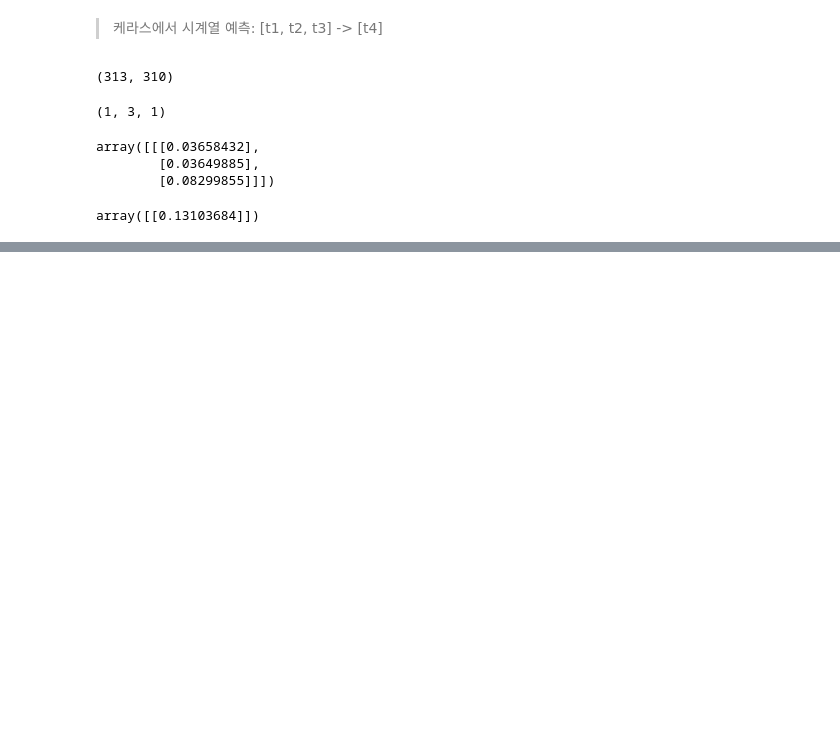
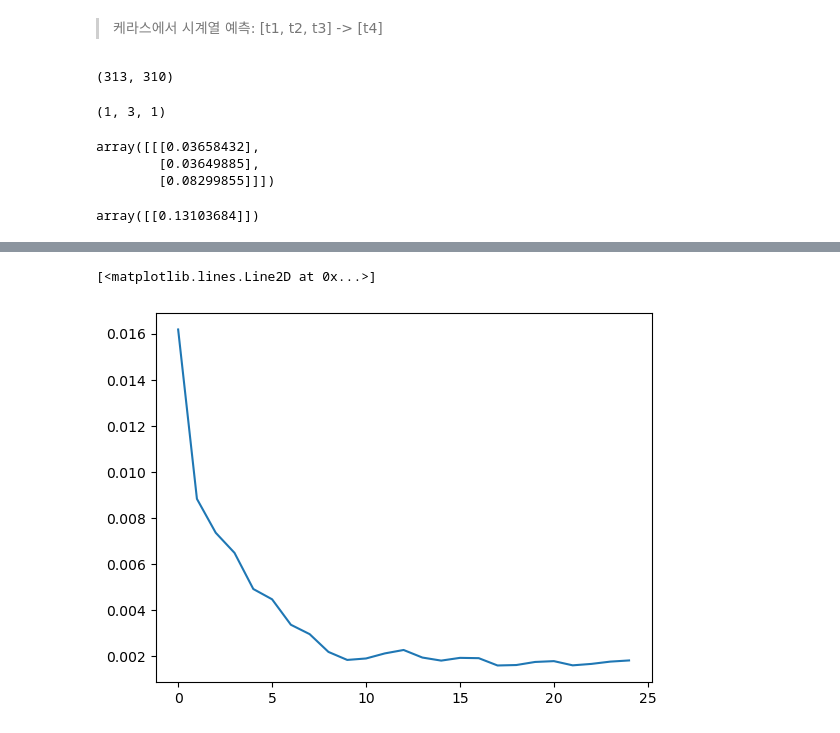
Before and after one commit to kkh975/class-time-analysis, a Jupyter notebook: ch09_2.ipynb, the cells around one changed output, grey strips where cells are left out. Cells and saved outputs as stored; diff of their text form; code cells hidden in the pictures; blank space fills up the shorter version.

```diff
--- a/ch09_2.ipynb
+++ b/ch09_2.ipynb
@@ -137,4 +147,4 @@ dict_keys([])
 # %%
-loss = model.history.history['loss']
-plt.plot(range(len(loss)), loss)
+loss_per_epoch = model.history.history['loss']
+loss_per_epoch
 # %% [output]
@@ -142,3 +168,8 @@ KeyError: 'loss'
+# %%
+plt.plot(range(len(loss_per_epoch)),loss_per_epoch)
+# %% [output]
+[<matplotlib.lines.Line2D at 0x...>]
+[figure, added]
 # %%
 # 1개 예측
 # 12 history --> step 13 예측
```
Also changed, not shown: parts of 11 cells of this notebook, 4 other files.
